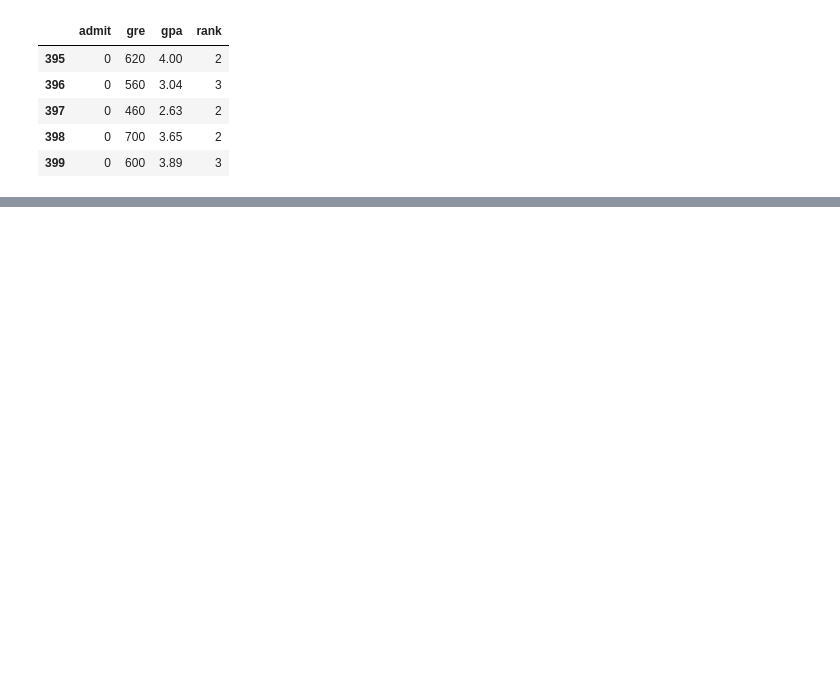
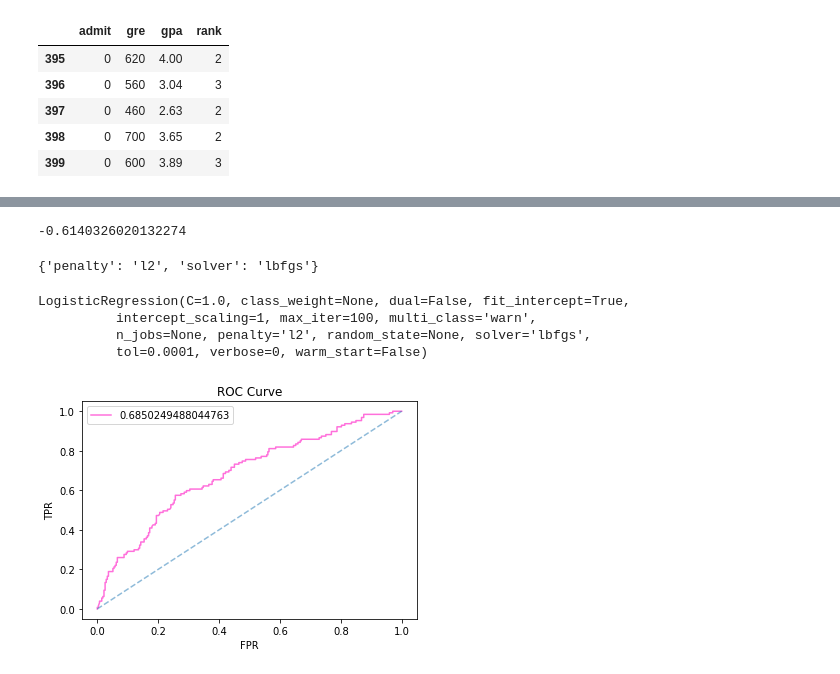
Before and after one commit to Jolene817/grad-school-project, a Jupyter notebook: grad-school-assignment.ipynb, the cells around one changed output, grey strips where cells are left out. Cells and saved outputs as stored; diff of their text form; code cells hidden in the pictures; blank space fills up the shorter version.

```diff
--- a/grad-school-assignment.ipynb
+++ b/grad-school-assignment.ipynb
@@ -32,0 +133,6 @@ ValueError: Found input variables with inconsistent numbers of samples: [3, 400]
+# %%
+X_train, X_test, y_train, y_test = train_test_split(X,y, test_size=0.30)
+# %%
+model = LogisticRegression(solver='lbfgs').fit(X_train,y_train)
+# %%
+p_hat = model.predict_proba(X)[:,1]
@@ -32,0 +147,28 @@ ValueError: Found input variables with inconsistent numbers of samples: [3, 400]
+# %%
+gs.best_score_
+# %% [output]
+-0.6140326020132274
+# %%
+gs.best_params_
+# %% [output]
+{'penalty': 'l2', 'solver': 'lbfgs'}
+# %%
+gs.best_estimator_
+# %% [output]
+LogisticRegression(C=1.0, class_weight=None, dual=False, fit_intercept=True,
+          intercept_scaling=1, max_iter=100, multi_class='warn',
+          n_jobs=None, penalty='l2', random_state=None, solver='lbfgs',
+          tol=0.0001, verbose=0, warm_start=False)
+# %%
+fpr, tpr, thr = roc_curve(y, p_hat)
+auc = roc_auc_score(y, p_hat)
+# %%
+plt.plot(fpr, tpr, label=auc, color='#ff33cc', alpha=0.7)
+plt.plot(np.linspace(0,1), np.linspace(0,1), linestyle='--', alpha=0.5)
+plt.title('ROC Curve')
+plt.xlabel('FPR')
+plt.ylabel('TPR')
+plt.legend()
+plt.show()
+# %% [output]
+[figure, added]
```
Also changed, not shown: parts of 24 cells of this notebook, 3 other files.
